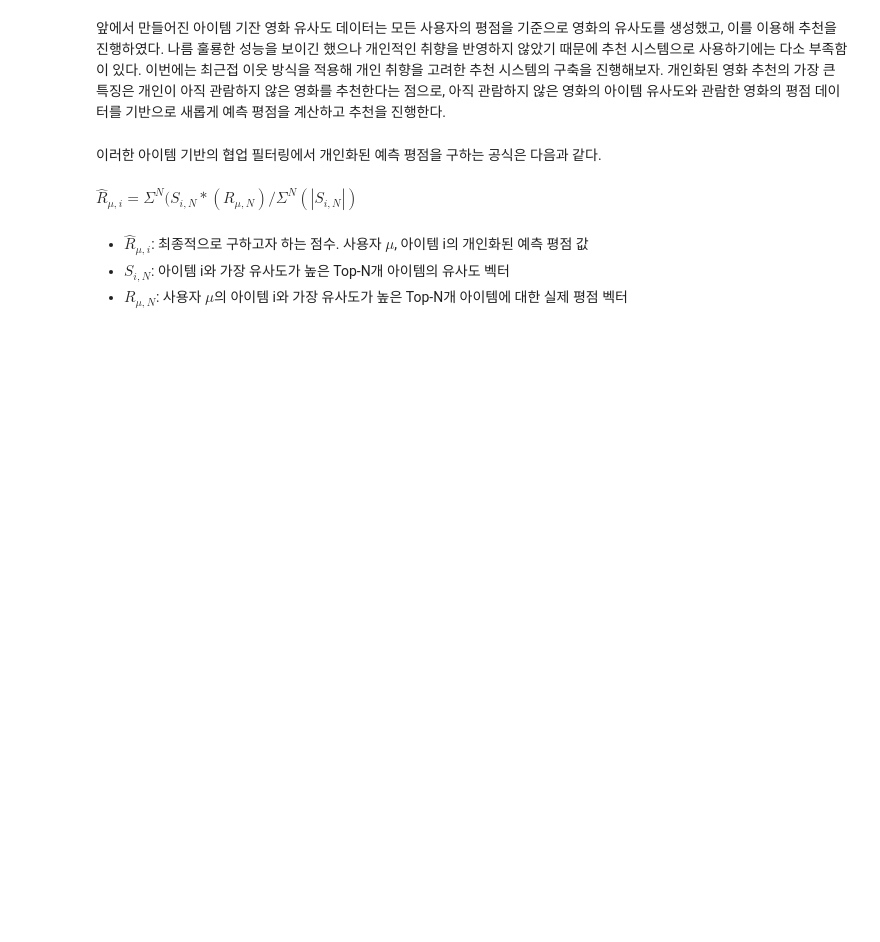
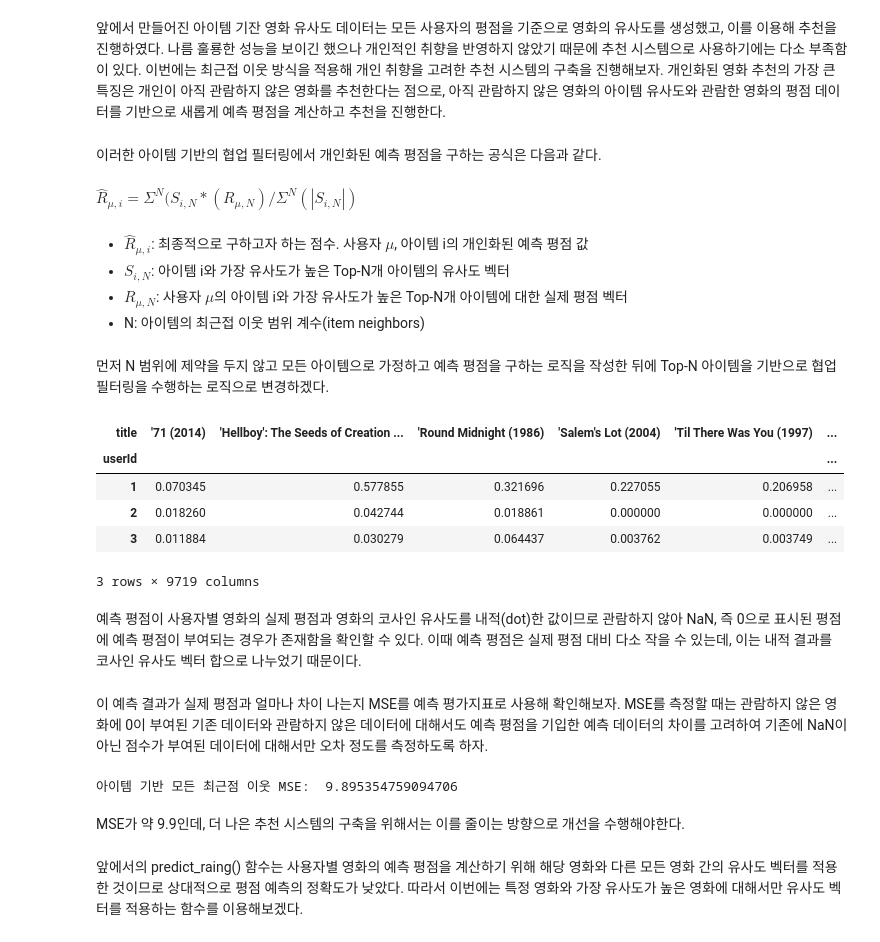
Before and after one commit to KevinTheRainmaker/Recommendation_Algorithms, a Jupyter notebook: 2. Item-Based Nearest Neighbor Collaborative Filtering Practice - MovieLens Dataset.ipynb, the cells around one changed output. Cells and saved outputs as stored; diff of their text form; code cells hidden in the pictures; blank space fills up the shorter version.

Commit message:
feat(Item-Based-NNCF-Practice-ipynb-file): personalized Movie Recommend System Using Item-Based NNCF
MSE Error: need to fix it

```diff
--- a/2. Item-Based Nearest Neighbor Collaborative Filtering Practice - MovieLens Dataset.ipynb
+++ b/2. Item-Based Nearest Neighbor Collaborative Filtering Practice - MovieLens Dataset.ipynb
@@ -145,3 +159,44 @@ ${\hat R}_{\mu, i} = \Sigma^N(S_{i,N} * (R_{\mu,N}) / \Sigma^N(|S_{i,N}|)$
 - ${\hat R}_{\mu,i}$: 최종적으로 구하고자 하는 점수. 사용자 $\mu$, 아이템 i의 개인화된 예측 평점 값
 - $S_{i,N}$: 아이템 i와 가장 유사도가 높은 Top-N개 아이템의 유사도 벡터
 - $R_{\mu,N}$: 사용자 $\mu$의 아이템 i와 가장 유사도가 높은 Top-N개 아이템에 대한 실제 평점 벡터
+- N: 아이템의 최근접 이웃 범위 계수(item neighbors)
+# %% [markdown]
+먼저 N 범위에 제약을 두지 않고 모든 아이템으로 가정하고 예측 평점을 구하는 로직을 작성한 뒤에 Top-N 아이템을 기반으로 협업 필터링을 수행하는 로직으로 변경하겠다.
+# %%
+def predict_rating(ratings_arr, item_sim_arr):
+    ratings_pred = ratings_arr.dot(item_sim_arr)/np.array([np.abs(item_sim_arr).sum(axis=1)])
+    return ratings_pred
+# %%
+ratings_pred = predict_rating(ratings_matrix.values, item_sim_df.values)
+ratings_pred_matrix = pd.DataFrame(data = ratings_pred, index = ratings_matrix.index, columns = ratings_matrix.columns)
+ratings_pred_matrix.head(3)
+# %% [output]
+| title | '71 (2014) | 'Hellboy': The Seeds of Creation ... | 'Round Midnight (1986) | 'Salem's Lot (2004) | 'Til There Was You (1997) | ... |
+| userId |  |  |  |  |  | ... |
+| 1 | 0.070345 | 0.577855 | 0.321696 | 0.227055 | 0.206958 | ... |
+| 2 | 0.018260 | 0.042744 | 0.018861 | 0.000000 | 0.000000 | ... |
+| 3 | 0.011884 | 0.030279 | 0.064437 | 0.003762 | 0.003749 | ... |
+3 rows × 9719 columns
+# %% [markdown]
+예측 평점이 사용자별 영화의 실제 평점과 영화의 코사인 유사도를 내적(dot)한 값이므로 관람하지 않아 NaN, 즉 0으로 표시된 평점에 예측 평점이 부여되는 경우가 존재함을 확인할 수 있다. 이때 예측 평점은 실제 평점 대비 다소 작을 수 있는데, 이는 내적 결과를 코사인 유사도 벡터 합으로 나누었기 때문이다.
+# %% [markdown]
+이 예측 결과가 실제 평점과 얼마나 차이 나는지 MSE를 예측 평가지표로 사용해 확인해보자.
+MSE를 측정할 때는 관람하지 않은 영화에 0이 부여된 기존 데이터와 관람하지 않은 데이터에 대해서도 예측 평점을 기입한 예측 데이터의 차이를 고려하여 기존에 NaN이 아닌 점수가 부여된 데이터에 대해서만 오차 정도를 측정하도록 하자.
+# %%
+from sklearn.metrics import mean_squared_error
+
+# 사용자가 평점을 부여한 영화에 대해서만 예측 성능 평가 MSE 측정
+def get_mse(pred, actual):
+    # 평점이 있는 실제 영화만 추출
+    pred = pred[actual.nonzero()].flatten()
+    actual = actual[actual.nonzero()].flatten()
+
+    return mean_squared_error(pred, actual)
+
+print('아이템 기반 모든 최근점 이웃 MSE: ', get_mse(ratings_pred, ratings_matrix.values))
+# %% [output]
+아이템 기반 모든 최근점 이웃 MSE:  9.895354759094706
+# %% [markdown]
+MSE가 약 9.9인데, 더 나은 추천 시스템의 구축을 위해서는 이를 줄이는 방향으로 개선을 수행해야한다.
+# %% [markdown]
+앞에서의 predict_raing() 함수는 사용자별 영화의 예측 평점을 계산하기 위해 해당 영화와 다른 모든 영화 간의 유사도 벡터를 적용한 것이므로 상대적으로 평점 예측의 정확도가 낮았다. 따라서 이번에는 특정 영화와 가장 유사도가 높은 영화에 대해서만 유사도 벡터를 적용하는 함수를 이용해보겠다.
```
Also changed, not shown: parts of 9 cells of this notebook.
